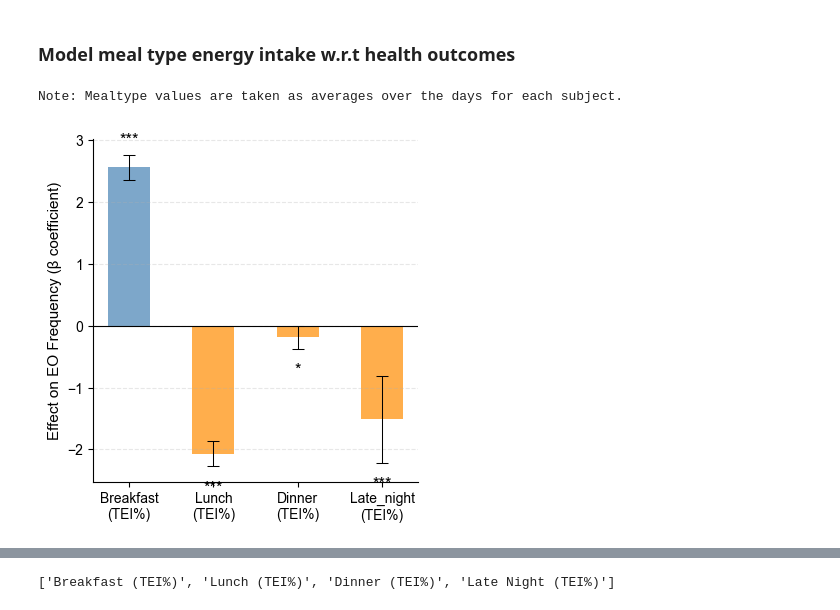
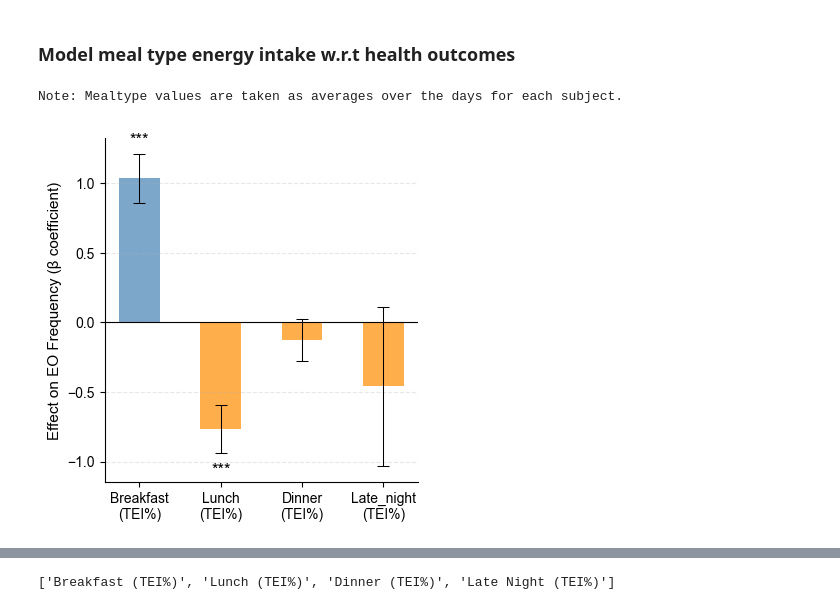
Before and after one commit to digitalepidemiologylab/meal-pattern-analysis-paper, a Jupyter notebook: code/modeling_scaled_energy_intake.ipynb, the cells around one changed output, grey strips where cells are left out. Cells and saved outputs as stored; diff of their text form; code cells hidden in the pictures.

Commit message:
Revised LMM & Mediation analysis to include daily energy kcal as covariate. Reran results

```diff
--- a/code/modeling_scaled_energy_intake.ipynb
+++ b/code/modeling_scaled_energy_intake.ipynb
@@ -423,31 +423,31 @@ scaled_energy_distribution["is_weekend"] = scaled_energy_distribution[
 # %%
 print("Note: Mealtype values are taken as averages over the days for each subject.")
 
 fig, ax = plt.subplots(ncols=1, nrows=1, figsize=(4, 4.2))
 
 outcome_var = "eo_freq"
 lmm_results_mealtype_energy_intake_eo_freq = (
     run_analyze_mealtype_energy_intake_wrt_health_outcomes(
         scaled_energy_distribution,
         meta,
         outcome_var=outcome_var,
-        covariates=["age", "bmi", "gender"],
+        covariates=["age", "bmi", "gender", "energy_kcal_eaten"],
     )
 )
 plot_mealtype_energy_intake_effects(
     lmm_results_mealtype_energy_intake_eo_freq,
     ax,
     outcome_var,
 )
 
 plt.tight_layout()
 sns.despine()
 
 plt.savefig(
     "../images/fig2/mealtype_energy_intake_effects_EOfreq.png",
     dpi=300,
     bbox_inches="tight",
 )
 # %% [output]
 Note: Mealtype values are taken as averages over the days for each subject.
-[figure, old version]
+[figure, new version]
```
Also changed, not shown: parts of 11 cells of this notebook, 6 other files.
